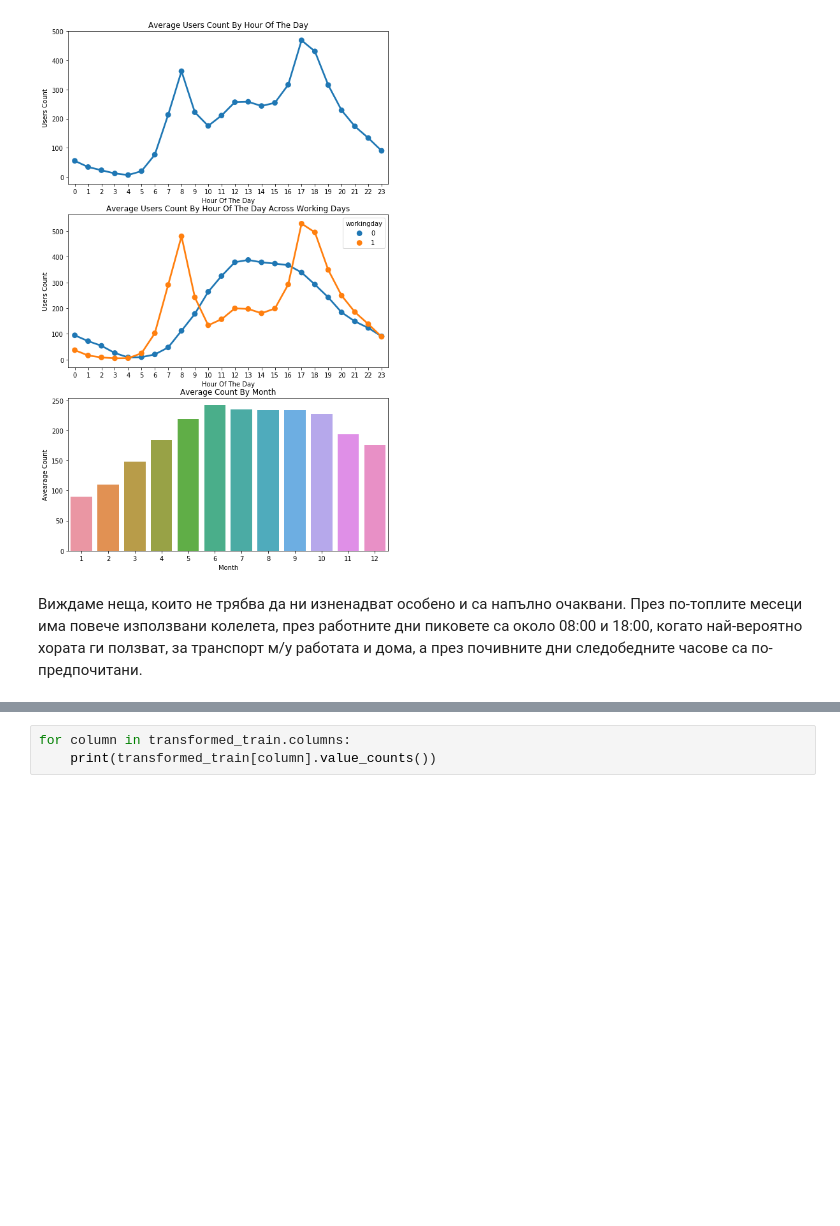
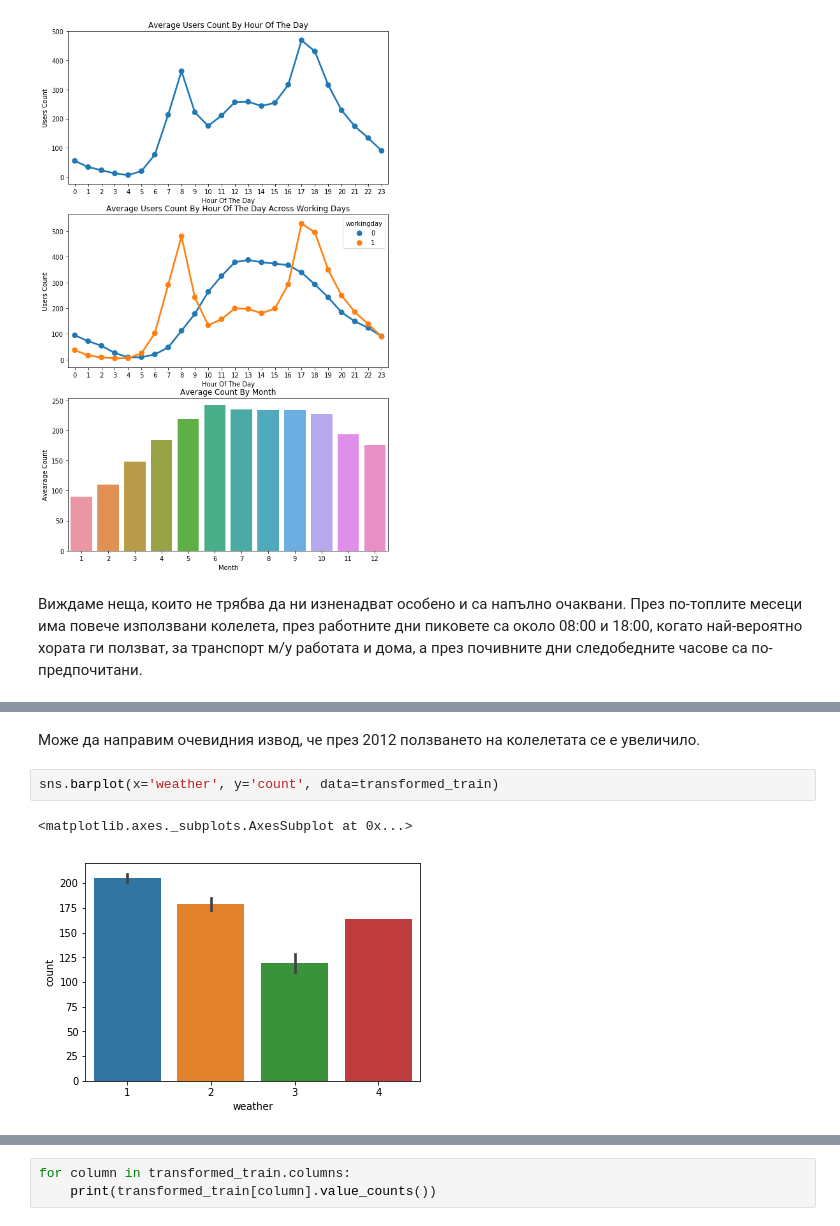
Before and after one commit to demilev/machine-learning-fmi, a Jupyter notebook: models/bike-sharing/bike-sharing.ipynb, the cells around one changed output, grey strips where cells are left out. Saved outputs shown, nothing was run; the diff lists cells and outputs as text; blank space fills up the shorter version.

```diff
--- a/models/bike-sharing/bike-sharing.ipynb
+++ b/models/bike-sharing/bike-sharing.ipynb
@@ -325,0 +321,7 @@ ax3.set(xlabel='Month', ylabel='Avearage Count',title="Average Count By Month")
+# %% [markdown]
+Може да направим очевидния извод, че през 2012 ползването на колелетата се е увеличило.
+# %%
+sns.barplot(x='weather', y='count', data=transformed_train)
+# %% [output]
+<matplotlib.axes._subplots.AxesSubplot at 0x...>
+[figure, added]
```
Also changed, not shown: parts of 35 cells of this notebook, 4 other files.
